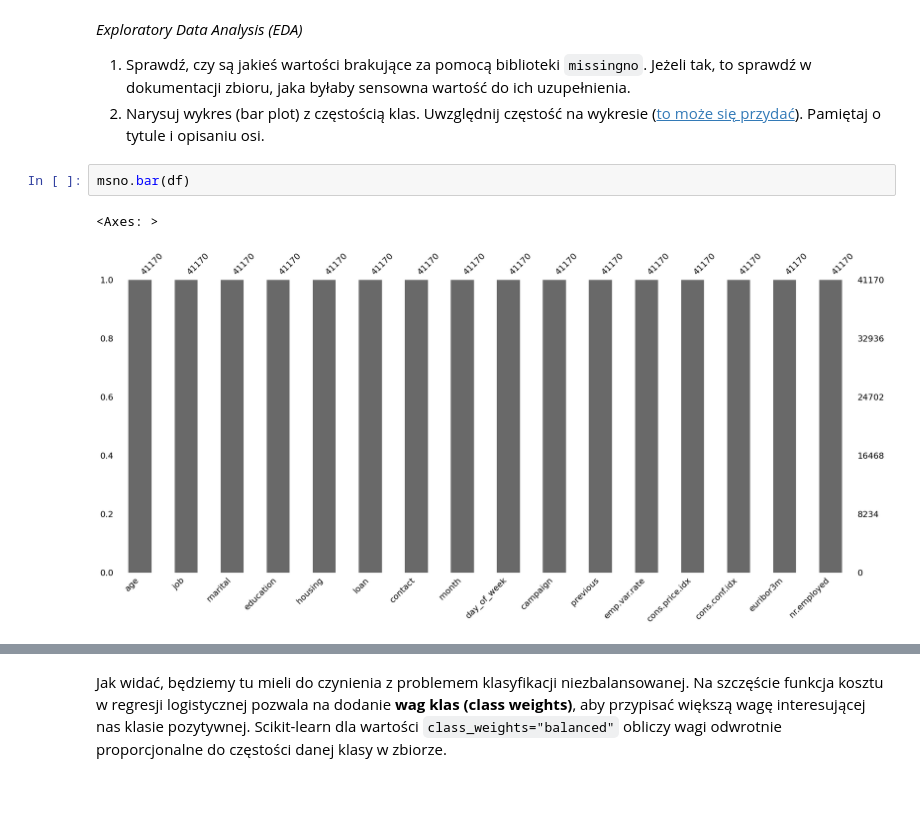
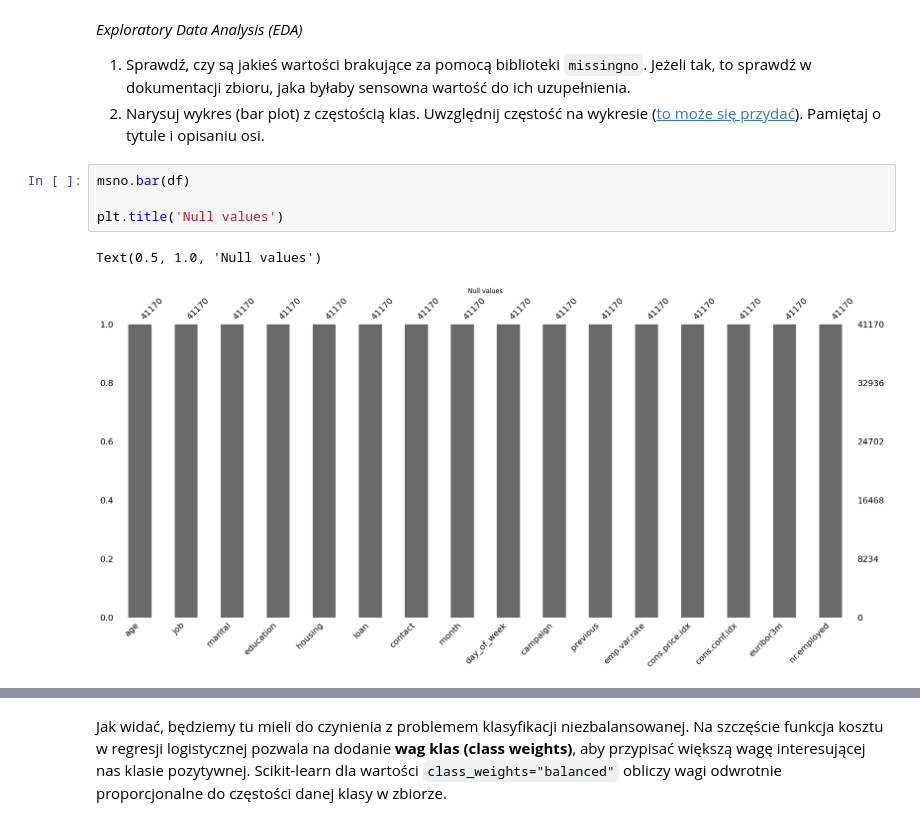
Before and after one commit to krudny/Introduction-to-artificial-inteligence, a Jupyter notebook: Lab1-linear-regression/lab_1.ipynb, the cells around one changed output, grey strips where cells are left out. Drawn from its saved outputs; the diff is of its cells as text; blank space fills up the shorter version.

```diff
--- a/Lab1-linear-regression/lab_1.ipynb
+++ b/Lab1-linear-regression/lab_1.ipynb
@@ -1135,6 +1134,8 @@ assert [0,1] == sorted(df['contact'].unique())
 2. Narysuj wykres (bar plot) z częstością klas. Uwzględnij częstość na wykresie ([to może się przydać](https://stackoverflow.com/a/68107610/9472066)). Pamiętaj o tytule i opisaniu osi.
 # %%
 msno.bar(df)
+
+plt.title('Null values')
 # %% [output]
-<Axes: >
+Text(0.5, 1.0, 'Null values')
-[figure, old version]
+[figure, new version]
```
Also changed, not shown: parts of 20 cells of this notebook.
